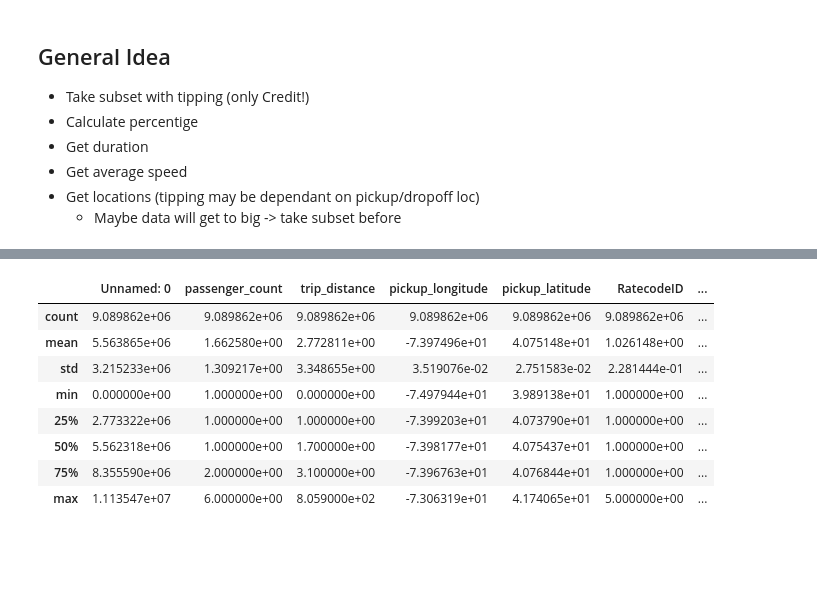
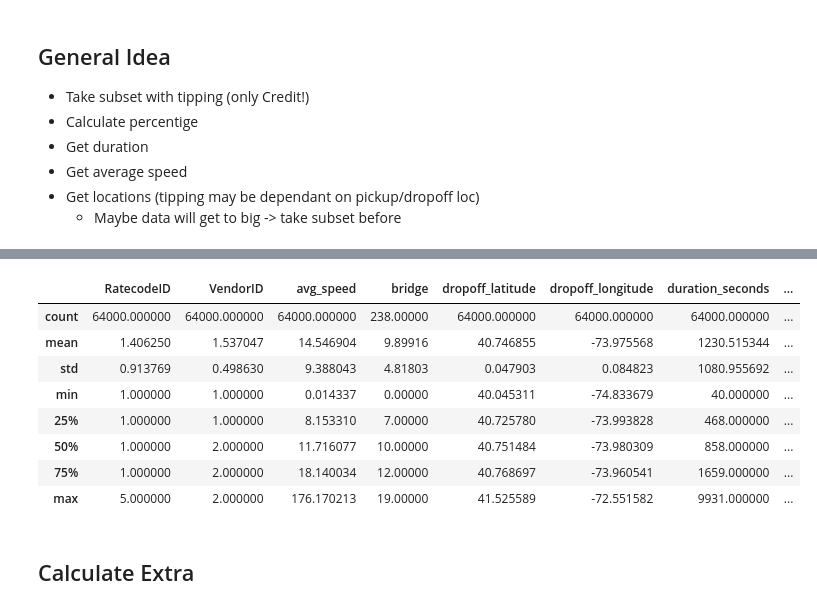
Before and after one commit to Sitorias/TaxiPrediction, a Jupyter notebook: Predict_tips_amount.ipynb, the cells around one changed output, grey strips where cells are left out. Cells and saved outputs as stored; diff of their text form; code cells hidden in the pictures; blank space fills up the shorter version.

Commit message:
Add prediction however, really rough!!

```diff
--- a/Predict_tips_amount.ipynb
+++ b/Predict_tips_amount.ipynb
@@ -19,12 +657,16 @@ df = pd.read_csv("clean.csv")
+# %%
+test_prediction = pd.read_csv("test_prediction.csv",index_col=0)
 # %%
-df.describe()
+test_prediction.describe()
 # %% [output]
-|  | Unnamed: 0 | passenger_count | trip_distance | pickup_longitude | pickup_latitude | RatecodeID | ... |
-| count | 9.089862e+06 | 9.089862e+06 | 9.089862e+06 | 9.089862e+06 | 9.089862e+06 | 9.089862e+06 | ... |
-| mean | 5.563865e+06 | 1.662580e+00 | 2.772811e+00 | -7.397496e+01 | 4.075148e+01 | 1.026148e+00 | ... |
-| std | 3.215233e+06 | 1.309217e+00 | 3.348655e+00 | 3.519076e-02 | 2.751583e-02 | 2.281444e-01 | ... |
-| min | 0.000000e+00 | 1.000000e+00 | 0.000000e+00 | -7.497944e+01 | 3.989138e+01 | 1.000000e+00 | ... |
-| 25% | 2.773322e+06 | 1.000000e+00 | 1.000000e+00 | -7.399203e+01 | 4.073790e+01 | 1.000000e+00 | ... |
-| 50% | 5.562318e+06 | 1.000000e+00 | 1.700000e+00 | -7.398177e+01 | 4.075437e+01 | 1.000000e+00 | ... |
-| 75% | 8.355590e+06 | 2.000000e+00 | 3.100000e+00 | -7.396763e+01 | 4.076844e+01 | 1.000000e+00 | ... |
-| max | 1.113547e+07 | 6.000000e+00 | 8.059000e+02 | -7.306319e+01 | 4.174065e+01 | 5.000000e+00 | ... |
+|  | RatecodeID | VendorID | avg_speed | bridge | dropoff_latitude | dropoff_longitude | duration_seconds | ... |
+| count | 64000.000000 | 64000.000000 | 64000.000000 | 238.00000 | 64000.000000 | 64000.000000 | 64000.000000 | ... |
+| mean | 1.406250 | 1.537047 | 14.546904 | 9.89916 | 40.746855 | -73.975568 | 1230.515344 | ... |
+| std | 0.913769 | 0.498630 | 9.388043 | 4.81803 | 0.047903 | 0.084823 | 1080.955692 | ... |
+| min | 1.000000 | 1.000000 | 0.014337 | 0.00000 | 40.045311 | -74.833679 | 40.000000 | ... |
+| 25% | 1.000000 | 1.000000 | 8.153310 | 7.00000 | 40.725780 | -73.993828 | 468.000000 | ... |
+| 50% | 1.000000 | 2.000000 | 11.716077 | 10.00000 | 40.751484 | -73.980309 | 858.000000 | ... |
+| 75% | 1.000000 | 2.000000 | 18.140034 | 12.00000 | 40.768697 | -73.960541 | 1659.000000 | ... |
+| max | 5.000000 | 2.000000 | 176.170213 | 19.00000 | 41.525589 | -72.551582 | 9931.000000 | ... |
+# %% [markdown]
+## Calculate Extra
```
Also changed, not shown: parts of 112 cells of this notebook.
